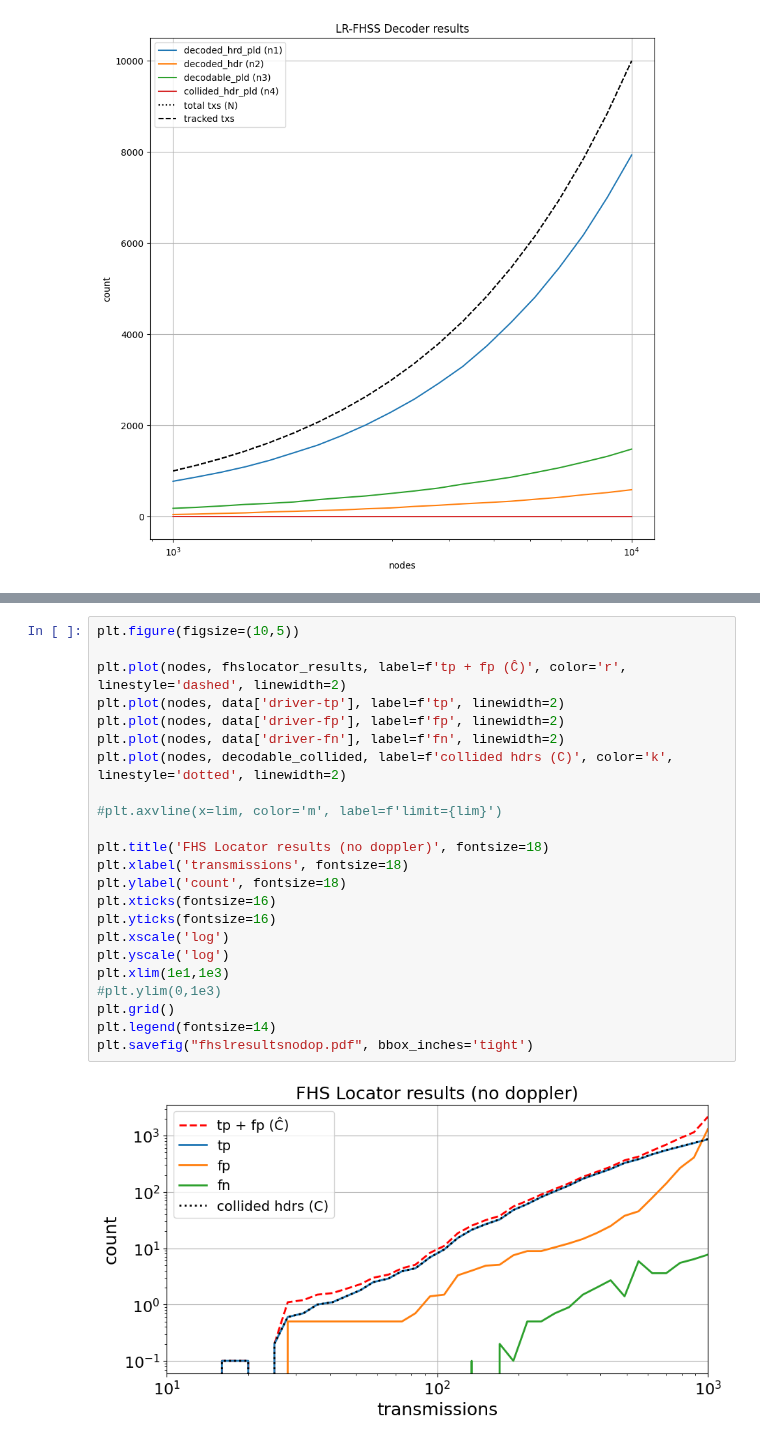
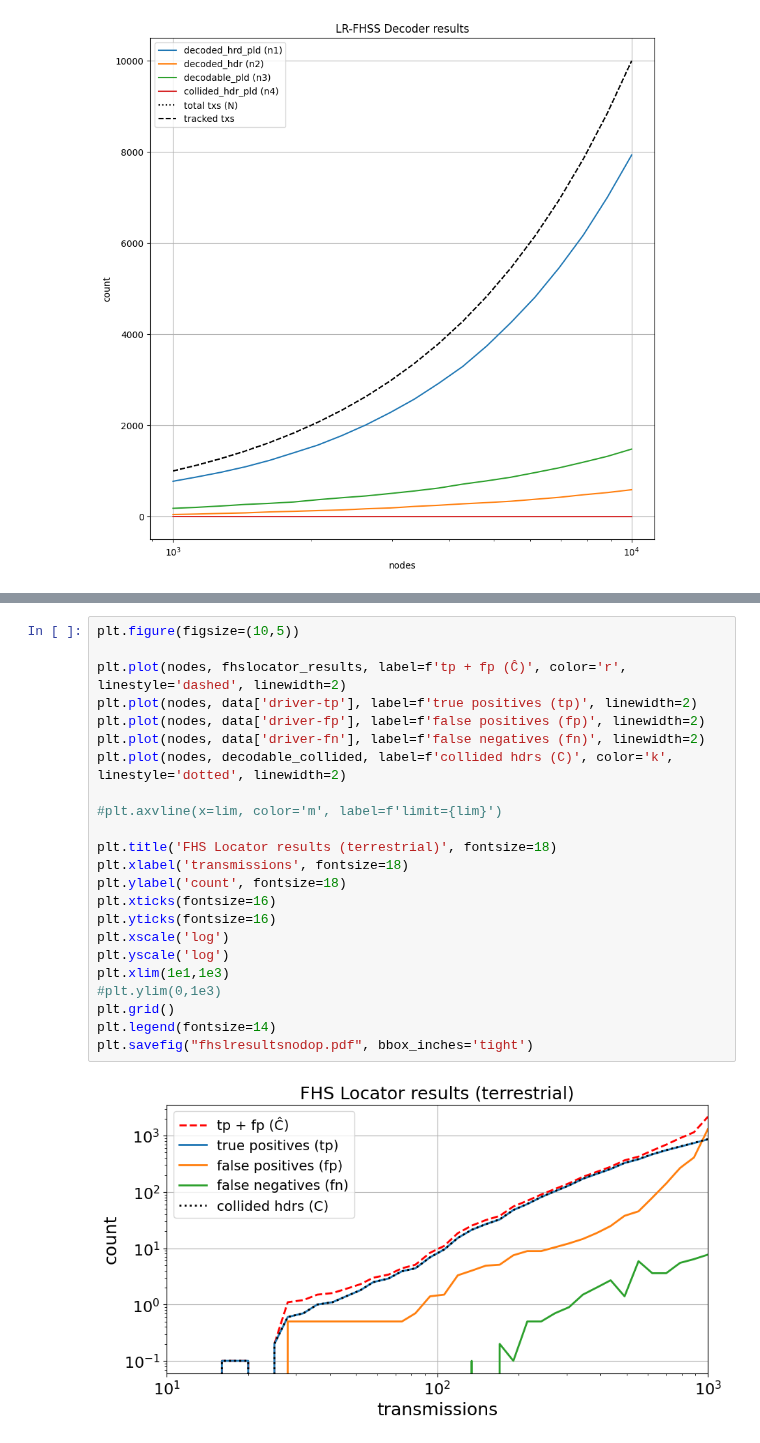
Before and after one commit to diegomm6/lr-fhss_seq-families, a Jupyter notebook: sinrdecode.ipynb, the cells around one changed output, grey strips where cells are left out. Drawn from its saved outputs; the diff is of its cells as text.

```diff
--- a/sinrdecode.ipynb
+++ b/sinrdecode.ipynb
@@ -123,28 +123,28 @@ plt.savefig("statusresultsnodop.pdf")
 # %%
 plt.figure(figsize=(10,5))
 
 plt.plot(nodes, fhslocator_results, label=f'tp + fp (Ĉ)', color='r', linestyle='dashed', linewidth=2)
-plt.plot(nodes, data['driver-tp'], label=f'tp', linewidth=2)
-plt.plot(nodes, data['driver-fp'], label=f'fp', linewidth=2)
-plt.plot(nodes, data['driver-fn'], label=f'fn', linewidth=2)
+plt.plot(nodes, data['driver-tp'], label=f'true positives (tp)', linewidth=2)
+plt.plot(nodes, data['driver-fp'], label=f'false positives (fp)', linewidth=2)
+plt.plot(nodes, data['driver-fn'], label=f'false negatives (fn)', linewidth=2)
 plt.plot(nodes, decodable_collided, label=f'collided hdrs (C)', color='k', linestyle='dotted', linewidth=2)
 
 #plt.axvline(x=lim, color='m', label=f'limit={lim}')
 
-plt.title('FHS Locator results (no doppler)', fontsize=18)
+plt.title('FHS Locator results (terrestrial)', fontsize=18)
 plt.xlabel('transmissions', fontsize=18)
 plt.ylabel('count', fontsize=18)
 plt.xticks(fontsize=16)
 plt.yticks(fontsize=16)
 plt.xscale('log')
 plt.yscale('log')
 plt.xlim(1e1,1e3)
 #plt.ylim(0,1e3)
 plt.grid()
 plt.legend(fontsize=14)
 plt.savefig("fhslresultsnodop.pdf", bbox_inches='tight')
 # %% [output]
-[figure, old version]
+[figure, new version]
 # %%
 plt.figure(figsize=(10,5))
 
```
Also changed, not shown: parts of 3 cells of this notebook, 5 other files.
